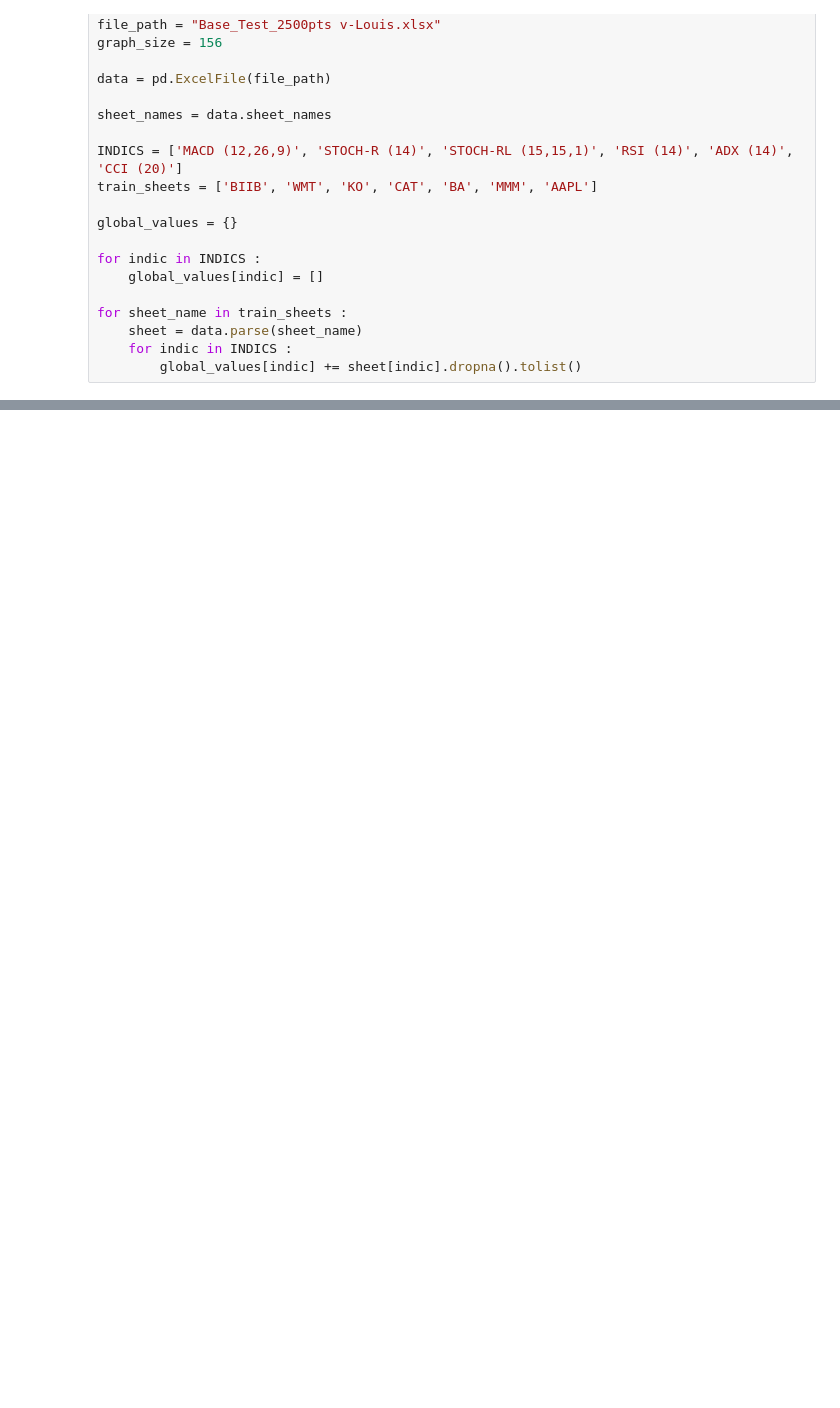
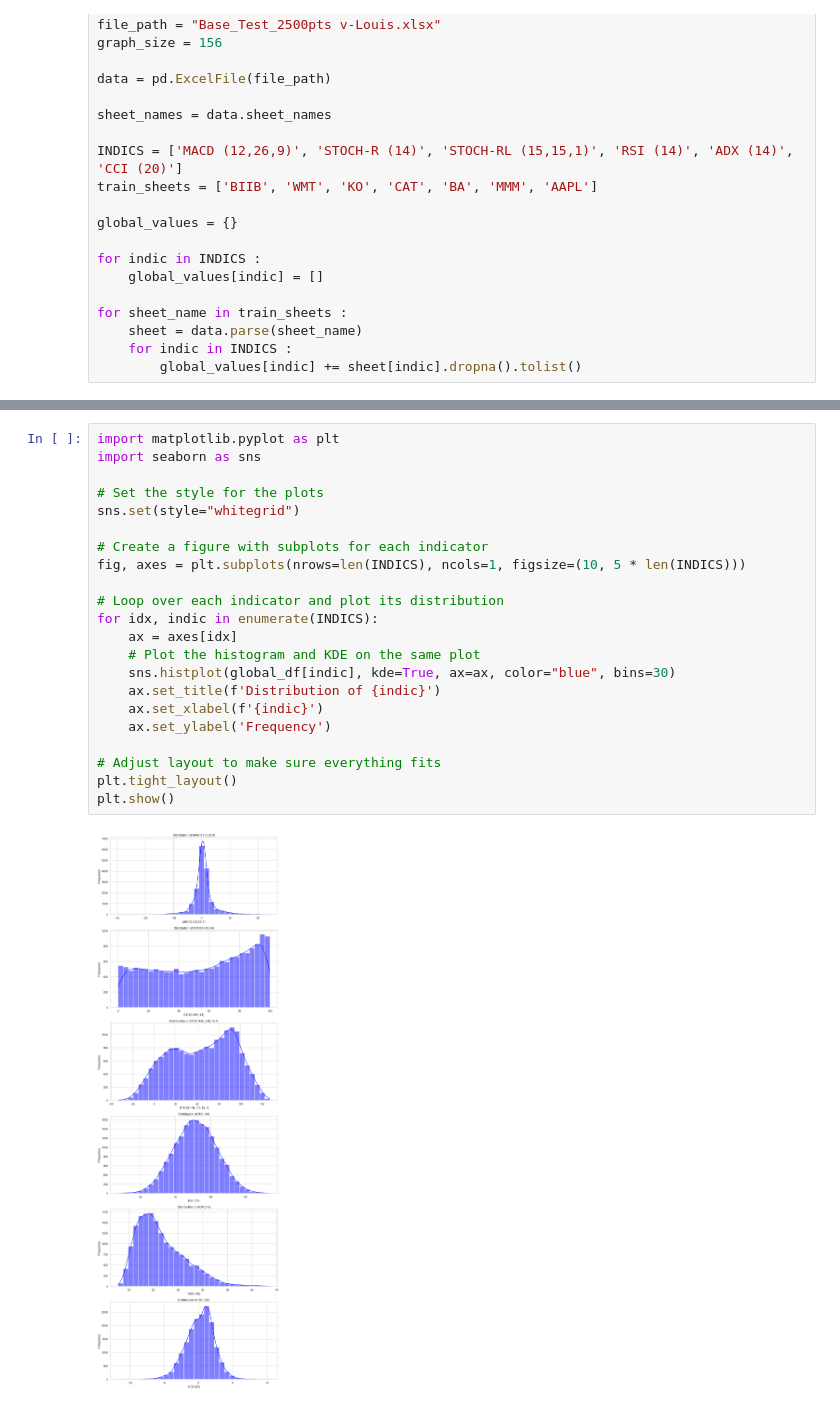
Before and after one commit to iduin/indicator-forecasting, a Jupyter notebook: data_processing.ipynb, the cells around one changed output, grey strips where cells are left out. Saved outputs shown, nothing was run; the diff lists cells and outputs as text; blank space fills up the shorter version.

```diff
--- a/data_processing.ipynb
+++ b/data_processing.ipynb
@@ -88,0 +173,24 @@ max      67.155057     7.000495
+# %%
+import matplotlib.pyplot as plt
+import seaborn as sns
+
+# Set the style for the plots
+sns.set(style="whitegrid")
+
+# Create a figure with subplots for each indicator
+fig, axes = plt.subplots(nrows=len(INDICS), ncols=1, figsize=(10, 5 * len(INDICS)))
+
+# Loop over each indicator and plot its distribution
+for idx, indic in enumerate(INDICS):
+    ax = axes[idx]
+    # Plot the histogram and KDE on the same plot
+    sns.histplot(global_df[indic], kde=True, ax=ax, color="blue", bins=30)
+    ax.set_title(f'Distribution of {indic}')
+    ax.set_xlabel(f'{indic}')
+    ax.set_ylabel('Frequency')
+
+# Adjust layout to make sure everything fits
+plt.tight_layout()
+plt.show()
+# %% [output]
+[figure, added]
```
Also changed, not shown: parts of 13 cells of this notebook, 1 other file.
